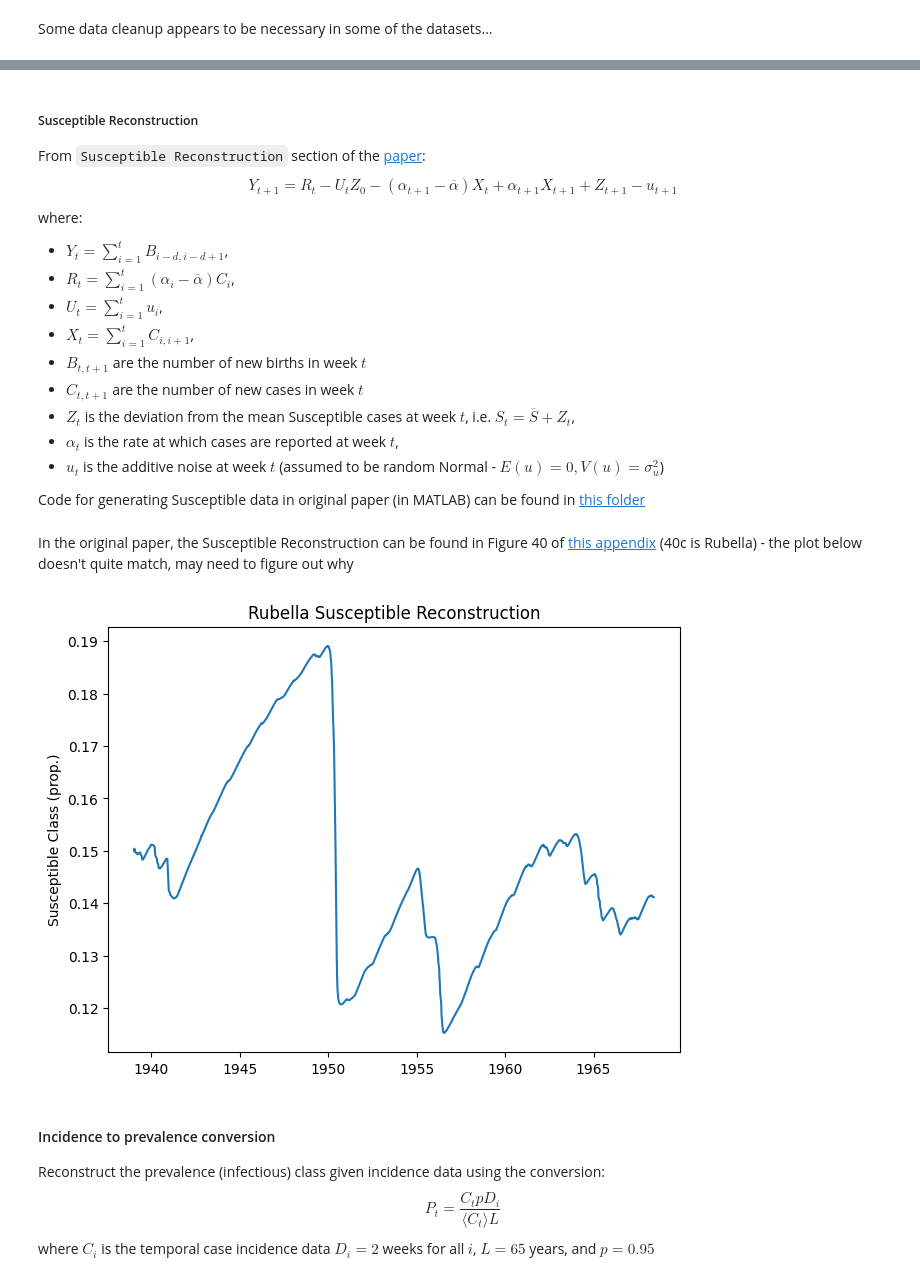
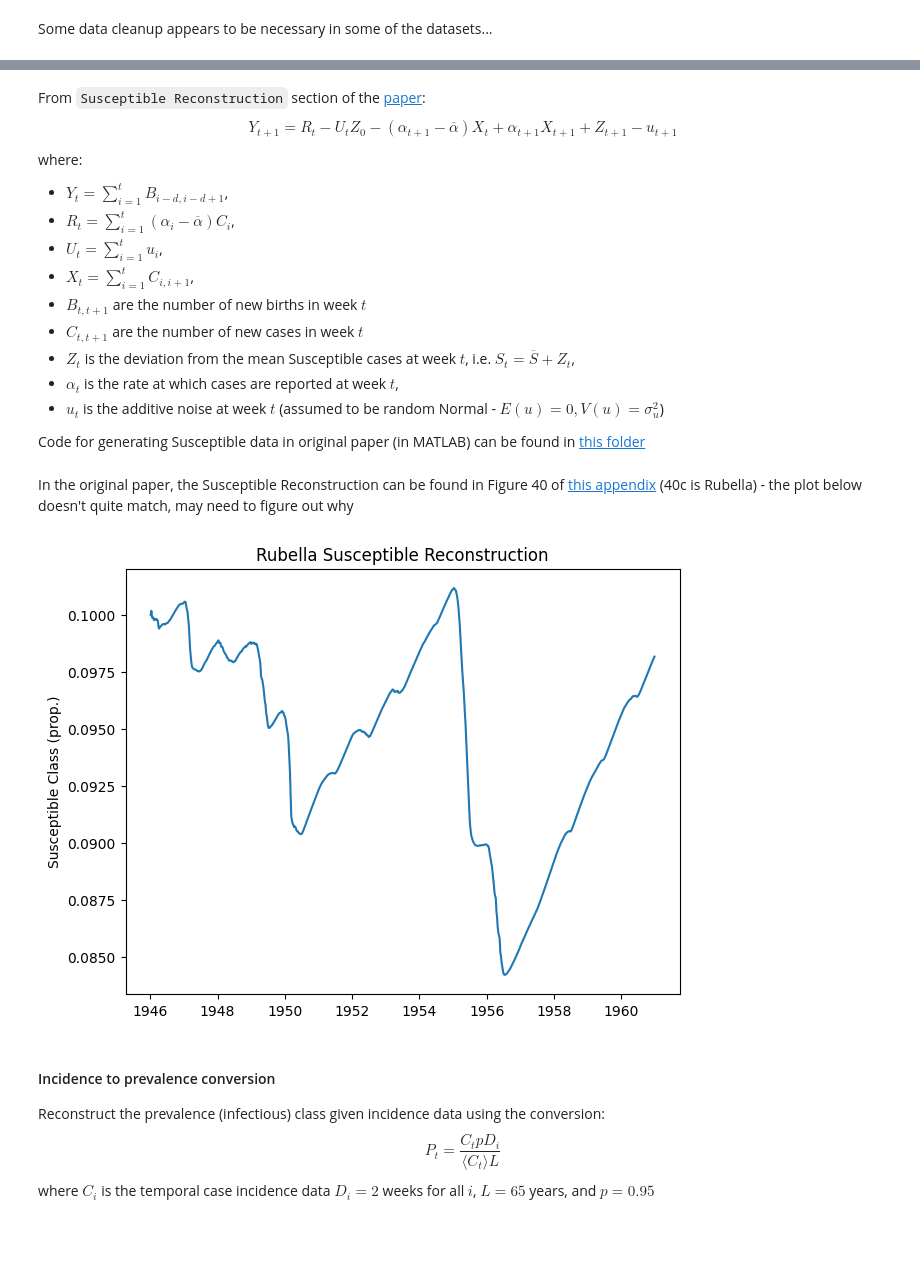
Before and after one commit to rdcarini/AMATH575, a Jupyter notebook: sindy_sandbox.ipynb, the cells around one changed output, grey strips where cells are left out. Cells and saved outputs as stored; diff of their text form; code cells hidden in the pictures; blank space fills up the shorter version.

Commit message:
Improvements to Susceptible + first attempt at Transmission Rate reconstruction

```diff
--- a/sindy_sandbox.ipynb
+++ b/sindy_sandbox.ipynb
@@ -824,6 +824,8 @@ chickenpox_data.columns = ["week", "cases"]
 rubella_data = pd.read_csv('data/OntarioRubellaWeekly39_69.txt', sep="\t", header=None)
 rubella_data.columns = ["week", "cases"]
 
+rubella_data = rubella_data[(rubella_data["week"] > 1946) & (rubella_data["week"] < 1961)].reset_index() # only take rubella between 1946 and 1961
+
 # Imports measles data matrix (stored as .mat file) - ref https://github.com/jonathanhorrocks/SINDy-data/blob/master/Horrocks_Repo/utils/susc_rec/SR_tester.m#L12C1-L13C54
 # Columns: | Time | Cases | Population | Births |
 import scipy.io
@@ -931,0 +918,16 @@ Index: []
+# %%
+####
+# Generate _global_ "Susceptible" Estimation for Rubella Data
+####
+
+def SuscRec_FGglobal(C, B):
+    # Returns the weighted difference from susceptible mean
+    # (Zt-Z0) and the estimated under-reporting rate
+
+    Y = np.cumsum(B)
+    X = np.cumsum(C)
+    P = np.polyfit(X,Y,1)
+
+    alpha = P[1]
+    Zt = Y[len(Y)-1] -  alpha*X[len(X)-1]
+    return alpha, Zt
@@ -932,6 +966,4 @@ Index: []
 # %% [markdown]
-##### Susceptible Reconstruction
-
 From `Susceptible Reconstruction` section of the [paper](https://www.nature.com/articles/s41598-020-63877-w.pdf):
 $$Y_{t+1} = R_t - U_t Z_0 - (\alpha_{t+1} - \overline{\alpha} ) X_t + \alpha_{t+1} X_{t+1} + Z_{t+1} - u_{t+1}$$
 
@@ -986,14 +1018,16 @@ def SuscRec_FGlocal(C, B, fac):
 # Generate "Susceptible" Estimation for Rubella Data
 ####
 
-# TODO: Figure out where these numbers came from? They seem randomly defined in the original paper's code
+# f is the Gaussian kernal's bandwidth parameter
+# this should be chosen to be the value where the SSE
+# of both the local and global Susceptible estimations intersect
 f = 0.45
-S0_p = 0.15
+S0_p = 0.1
 
-# Normalize B (? not sure why, but the original code does this)
-B_norm = B / (52. / 4.)
+# Rubella has a recovery rate of ~2 weeks:
+B_norm = B / (52. / 2.)
 
-N = len(rubella_data_nonan_inc["week"])
+N = len(rubella_data_nonan["week"])
 S0 = S0_p * P[0]
 
 S = np.zeros(N)
@@ -1005,27 +1039,26 @@ alpha[0] = 8.
 Z[0] = 0.
 
 for i in range(1,N):
-    Z[i], alpha[i] = SuscRec_FGlocal(rubella_data_nonan_inc["cases"][:i], B_norm[:i], f)
+    Z[i], alpha[i] = SuscRec_FGlocal(rubella_data_nonan["cases"][:i], B_norm[:i], f)
     S[i] = S0 + Z[i]
 
-rubella_data_nonan_inc["susceptible"] = np.divide(S, P)
+rubella_data_nonan["susceptible"] = np.divide(S, P)
 # %% [markdown]
 In the original paper, the Susceptible Reconstruction can be found in Figure 40 of [this appendix](https://static-content.springer.com/esm/art%3A10.1038%2Fs41598-020-63877-w/MediaObjects/41598_2020_63877_MOESM1_ESM.pdf) (40c is Rubella) - the plot below doesn't quite match, may need to figure out why
 # %%
 ####
 # Plot "Susceptible" Estimation for Rubella Data
-# TODO: Figure out why this doesn't look like the Figure in the paper (see note above)
 ####
 
 fig, ((ax1)) = plt.subplots(1, 1, layout="constrained")
 
-ax1.plot(rubella_data_nonan_inc["week"],rubella_data_nonan_inc["susceptible"])
+ax1.plot(rubella_data_nonan["week"],rubella_data_nonan["susceptible"])
 ax1.set_ylabel('Susceptible Class (prop.)')
 ax1.set_title('Rubella Susceptible Reconstruction')
 
 plt.show()
 # %% [output]
-[figure, old version]
+[figure, new version]
 # %% [markdown]
 #### Incidence to prevalence conversion
 
```
Also changed, not shown: parts of 13 cells of this notebook.
